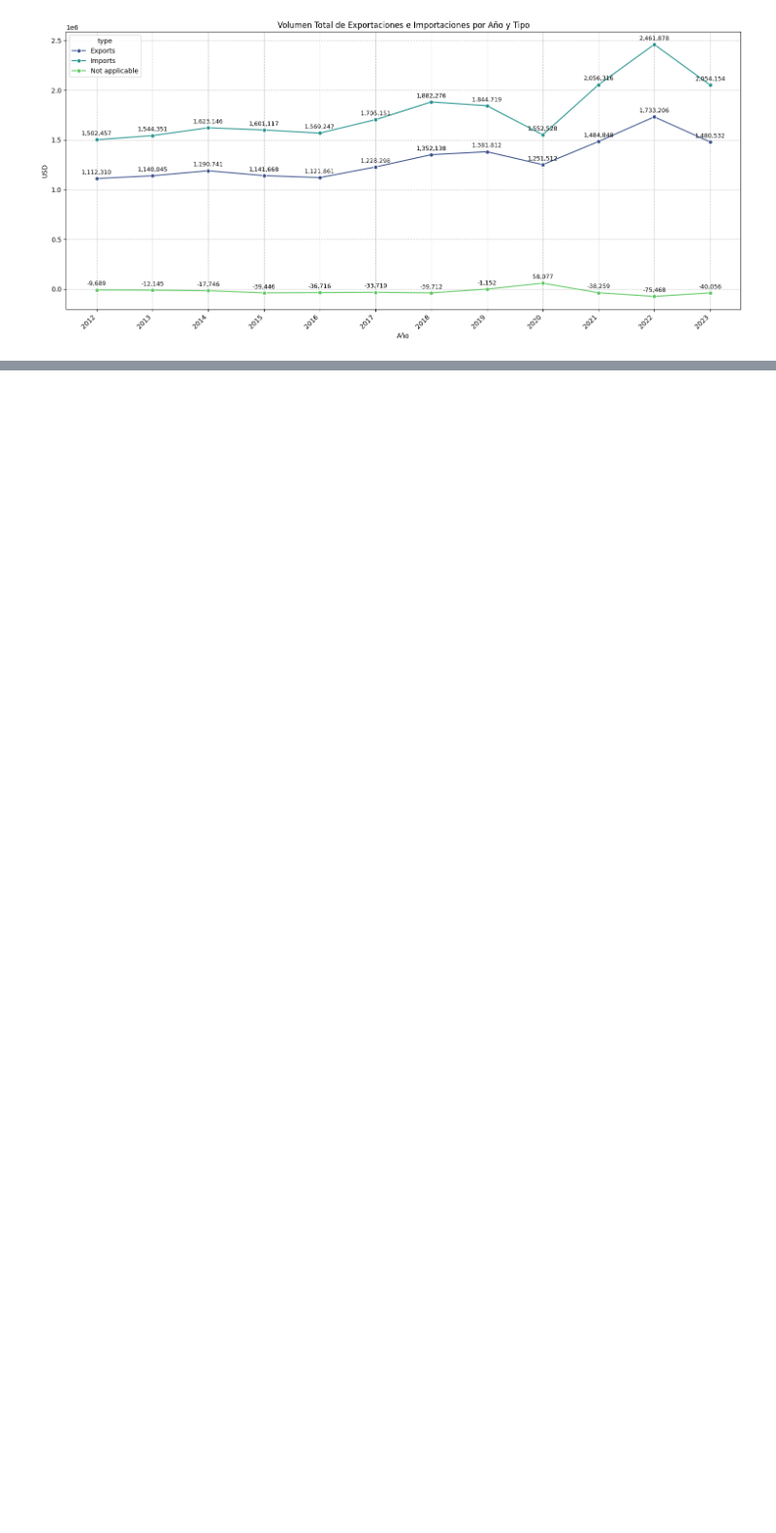
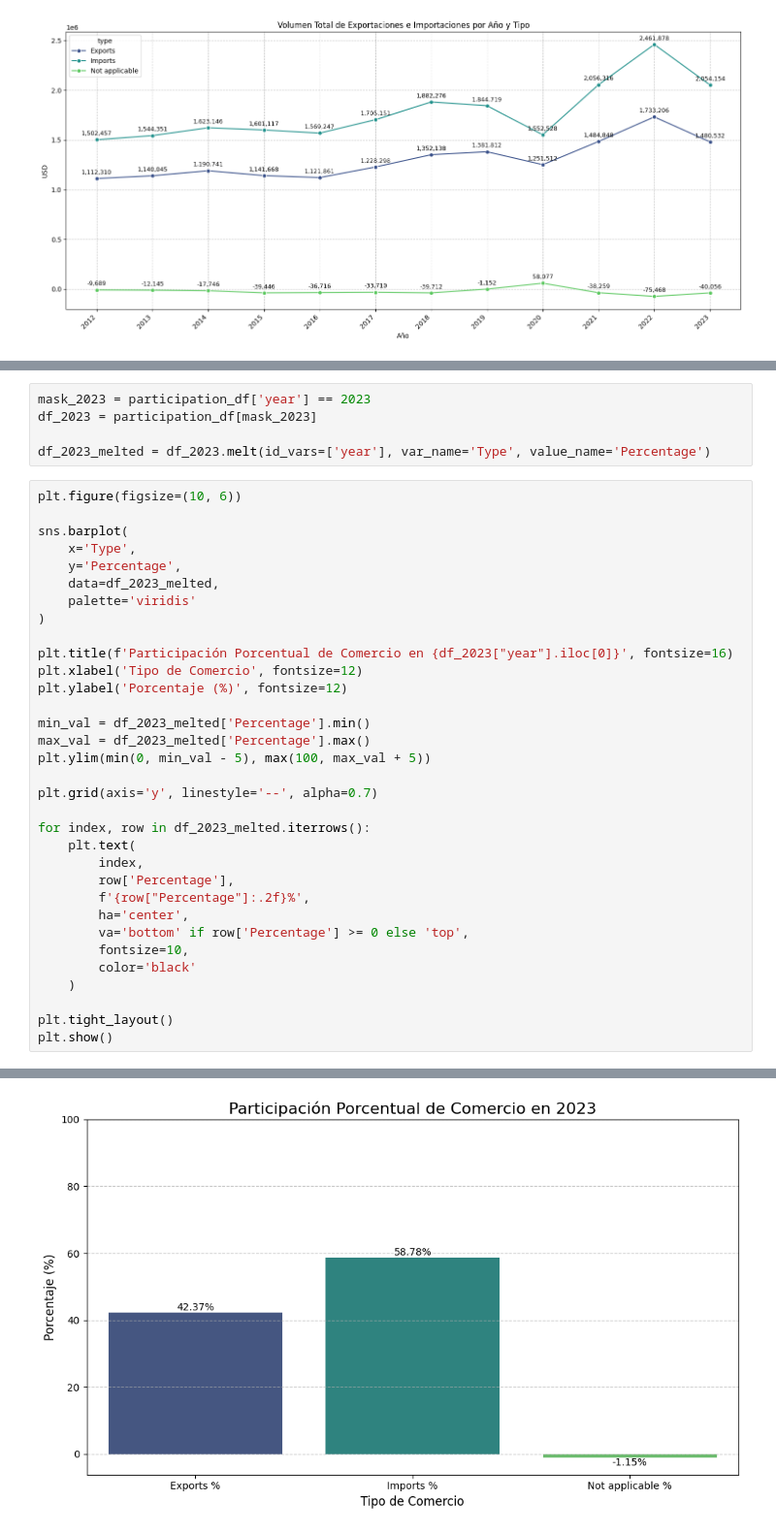
Before and after one commit to SaitoM17/analisis_mexico_trade_statistics_2012_2023, a Jupyter notebook: notebooks/3_analisis_descriptivo.ipynb, the cells around one changed output, grey strips where cells are left out. Shown at 97% size. Cells and saved outputs as stored; diff of their text form; blank space fills up the shorter version.

```diff
--- a/notebooks/3_analisis_descriptivo.ipynb
+++ b/notebooks/3_analisis_descriptivo.ipynb
@@ -79,0 +158,39 @@ plt.show()
+# %%
+mask_2023 = participation_df['year'] == 2023
+df_2023 = participation_df[mask_2023]
+
+df_2023_melted = df_2023.melt(id_vars=['year'], var_name='Type', value_name='Percentage')
+# %%
+plt.figure(figsize=(10, 6))
+
+sns.barplot(
+    x='Type',
+    y='Percentage',
+    data=df_2023_melted,
+    palette='viridis'
+)
+
+plt.title(f'Participación Porcentual de Comercio en {df_2023["year"].iloc[0]}', fontsize=16)
+plt.xlabel('Tipo de Comercio', fontsize=12)
+plt.ylabel('Porcentaje (%)', fontsize=12)
+
+min_val = df_2023_melted['Percentage'].min()
+max_val = df_2023_melted['Percentage'].max()
+plt.ylim(min(0, min_val - 5), max(100, max_val + 5))
+
+plt.grid(axis='y', linestyle='--', alpha=0.7)
+
+for index, row in df_2023_melted.iterrows():
+    plt.text(
+        index,
+        row['Percentage'],
+        f'{row["Percentage"]:.2f}%',
+        ha='center',
+        va='bottom' if row['Percentage'] >= 0 else 'top',
+        fontsize=10,
+        color='black'
+    )
+
+plt.tight_layout()
+plt.show()
+# %% [output]
@@ -79,0 +200 @@ plt.show()
+[figure, added]
```
Also changed, not shown: parts of 14 cells of this notebook.
